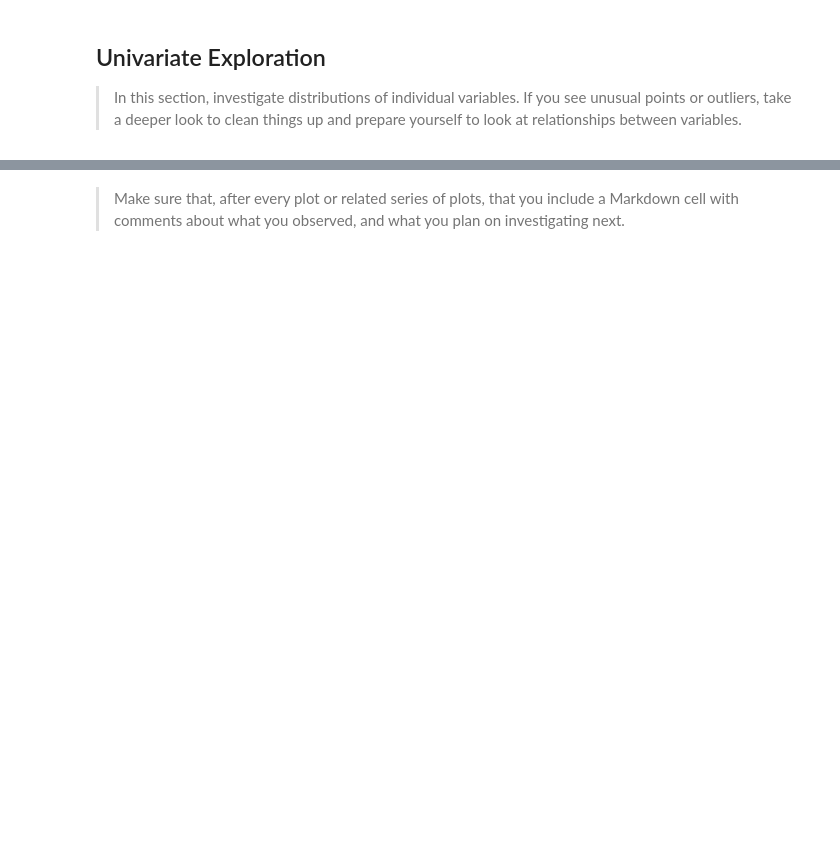
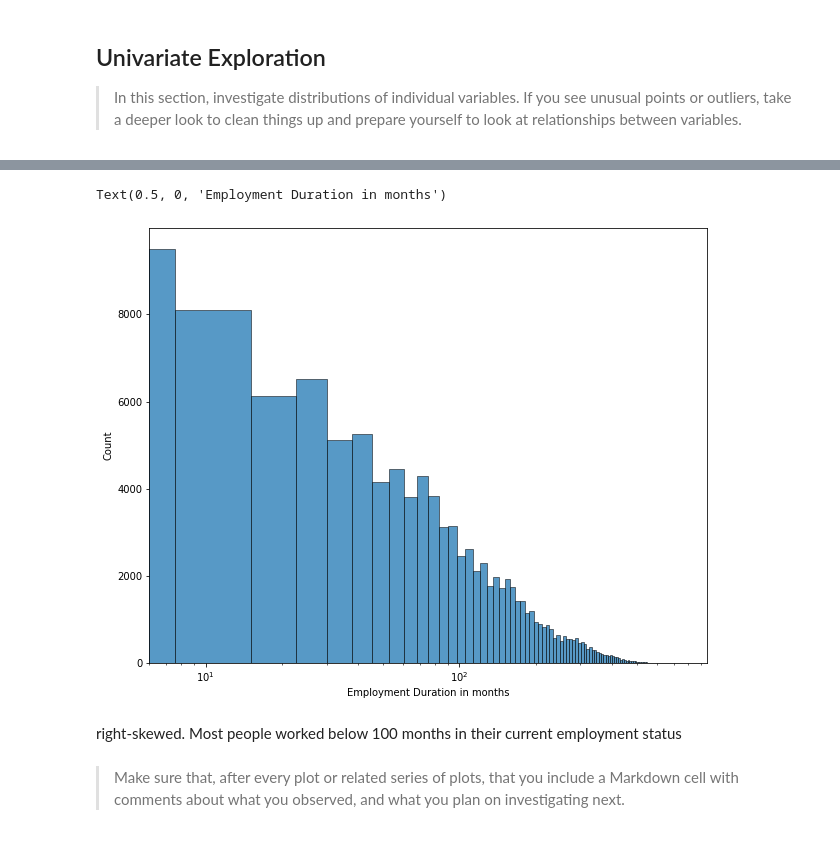
Before and after one commit to alf808/preposterous-octopus, a Jupyter notebook: exploratory_loan_data.ipynb, the cells around one changed output, grey strips where cells are left out. Drawn from its saved outputs; the diff is of its cells as text; code cells hidden in the pictures; blank space fills up the shorter version.

```diff
--- a/exploratory_loan_data.ipynb
+++ b/exploratory_loan_data.ipynb
@@ -91,3 +355,13 @@ and prepare yourself to look at relationships between variables.
+# %%
+plt.figure(figsize=(10,8))
+sb.histplot(data=df, x='EmploymentStatusDuration', color=pleasant, bins=100)
+plt.xscale('log')
+plt.xlabel('Employment Duration in months')
+# %% [output]
+Text(0.5, 0, 'Employment Duration in months')
+[figure, added]
+# %% [markdown]
+right-skewed. Most people worked below 100 months in their current employment status
 # %% [markdown]
 > Make sure that, after every plot or related series of plots, that you
 include a Markdown cell with comments about what you observed, and what
```
Also changed, not shown: parts of 55 cells of this notebook, 1 other file.
